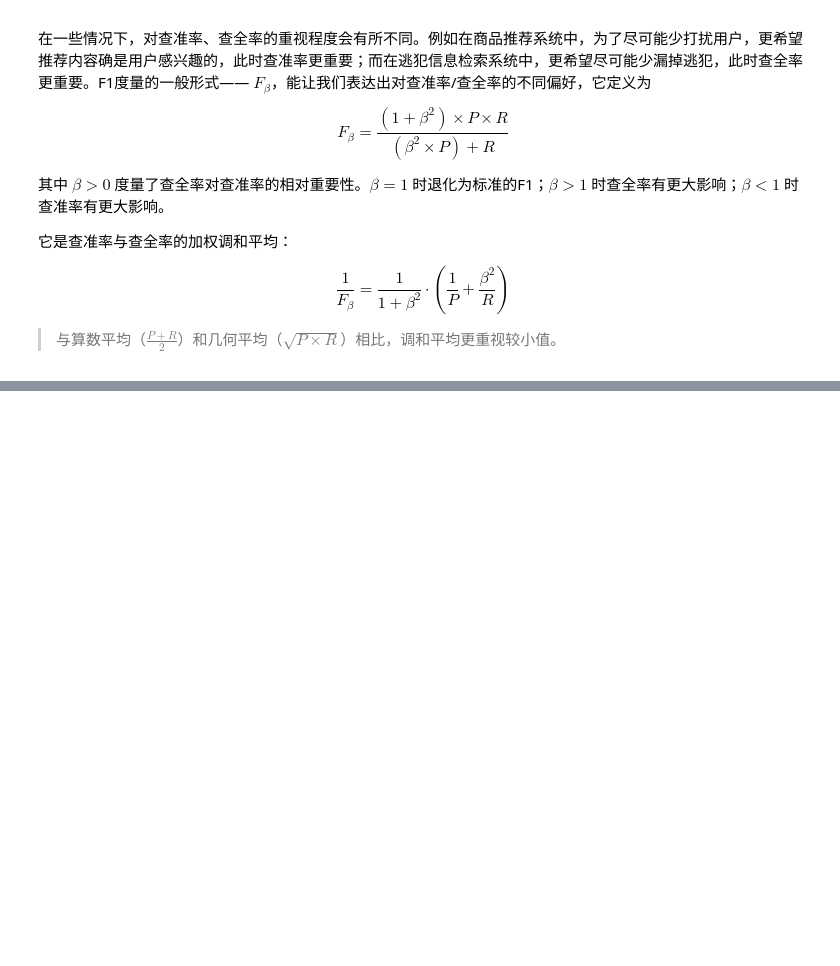
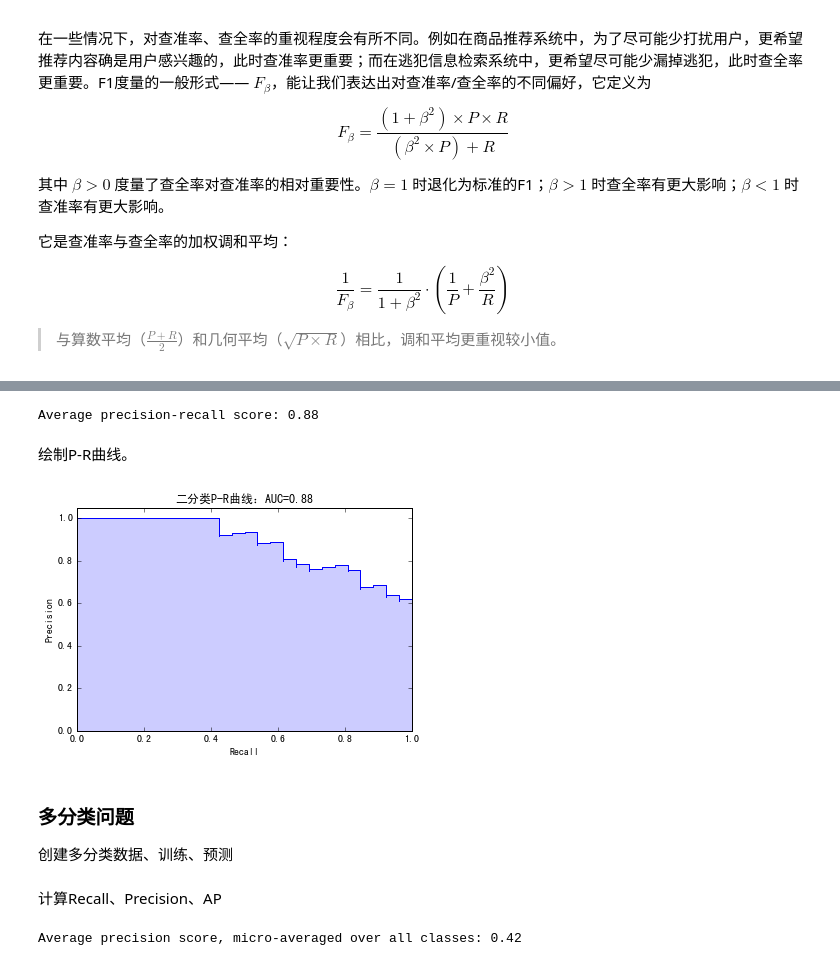
Before and after one commit to coder-ss/ss-cheat-sheet-ml, a Jupyter notebook: measurement/precision-recall-f1.ipynb, the cells around one changed output, grey strips where cells are left out. Saved outputs shown, nothing was run; the diff lists cells and outputs as text; code cells hidden in the pictures; blank space fills up the shorter version.

Commit message:
precision/recall demo

```diff
--- a/measurement/precision-recall-f1.ipynb
+++ b/measurement/precision-recall-f1.ipynb
@@ -69,0 +98,51 @@ $$ \frac{1}{F_{\beta}} = \frac{1}{1 + \beta^2} \cdot \left( \frac{1}{P} + \frac{
+# %%
+from sklearn import svm, datasets
+from sklearn.model_selection import train_test_split
+import numpy as np
+from sklearn.metrics import average_precision_score
+
+iris = datasets.load_iris()
+X = iris.data
+y = iris.target
+
+# 增加噪声特征，给每个样本随机增加200个特征
+random_state = np.random.RandomState(0)
+n_samples, n_features = X.shape
+X = np.c_[X, random_state.randn(n_samples, 200 * n_features)]
+
+# 只选取前两类拆分成训练集、测试集
+X_train, X_test, y_train, y_test = train_test_split(X[y<2], y [y<2], test_size=.5, random_state=random_state)
+
+# 学习器
+classifier = svm.LinearSVC(random_state=random_state)
+classifier.fit(X_train, y_train)
+y_socre = classifier.decision_function(X_test)
+
+# 平均精度
+average_precision = average_precision_score(y_test, y_socre)
+print('Average precision-recall score: {0:0.2f}'.format(average_precision))
+# %% [output]
+Average precision-recall score: 0.88
+# %% [markdown]
+绘制P-R曲线。
+# %%
+from sklearn.metrics import precision_recall_curve
+import matplotlib.pyplot as plt
+%matplotlib inline
+
+precision, recall, _ = precision_recall_curve(y_test, y_socre)
+plt.step(recall, precision, where='post')
+plt.fill_between(recall, precision, step='post', alpha=0.2)
+
+plt.xlabel('Recall')
+plt.ylabel('Precision')
+plt.ylim([0, 1.05])
+plt.xlim([0, 1.0])
+plt.title('二分类P-R曲线：AUC=%0.2f' % average_precision)
+plt.show()
+# %% [output]
+[figure, added]
+# %% [markdown]
+### 多分类问题
+
+创建多分类数据、训练、预测
@@ -69,0 +164,19 @@ $$ \frac{1}{F_{\beta}} = \frac{1}{1 + \beta^2} \cdot \left( \frac{1}{P} + \frac{
+# %% [markdown]
+计算Recall、Precision、AP
+# %%
+precision = dict()
+recall = dict()
+average_precision = dict()
+
+# 每个类别的Precision和Recall、AP
+for i in range(n_classes):
+    precision[i], recall[i], _ = precision_recall_curve(Y_train[:, i], Y_score[:, i])
+    average_precision[i] = average_precision_score(Y_train[:, i], Y_score[:, i])
+
+# micro-Precision、micro-Recall、micro-AP
+precision['micro'], recall['micro'], _ = precision_recall_curve(Y_test.ravel(), Y_score.ravel())
+average_precision['micro'] = average_precision_score(Y_test.ravel(), Y_score.ravel(), average="micro")
+
+print('Average precision score, micro-averaged over all classes: %0.2f' % average_precision["micro"])
+# %% [output]
+Average precision score, micro-averaged over all classes: 0.42
```
Also changed, not shown: parts of 7 cells of this notebook.
